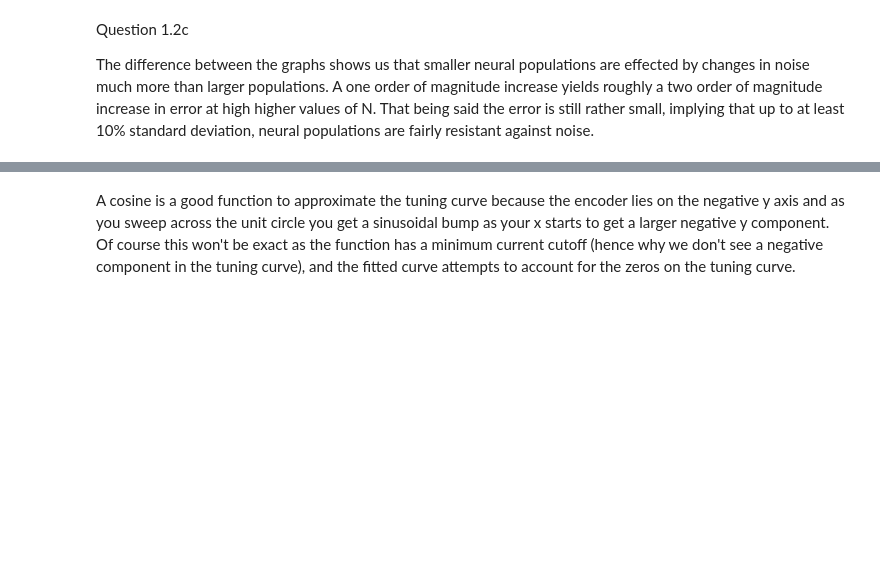
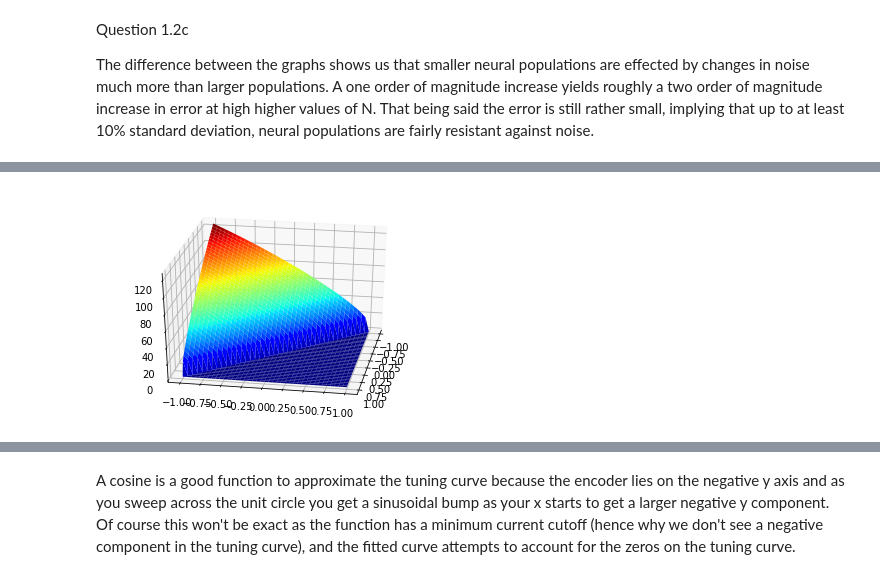
Before and after one commit to parsatorb/SYDE-556, a Jupyter notebook: Representation.ipynb, the cells around one changed output, grey strips where cells are left out. Saved outputs shown, nothing was run; the diff lists cells and outputs as text; code cells hidden in the pictures; blank space fills up the shorter version.

```diff
--- a/Representation.ipynb
+++ b/Representation.ipynb
@@ -394,22 +408,24 @@ print('With noise, simple decoder: RMSE %g' % RMSE4)
 # %%
 #Question 2.1a
 e_pref = (-1./np.sqrt(2), -1./np.sqrt(2))
 neuron = LIF(0, 0, e_pref);
-neuron.setParams(e_pref, 100, (0,0))
+neuron.setParamsMax(e_pref, 100, 0)
 
 X,Y = np.mgrid[-1:1.05:0.05, -1:1.05:0.05]
 xy = np.vstack((X.flatten(), Y.flatten())).T
 
 A = neuron.tuningSimple(xy)
 A2 = reshape(A,X.shape)
 
 import matplotlib.pyplot as plt
 from mpl_toolkits.mplot3d import Axes3D
 fig = plt.figure()
 ax = fig.add_subplot(1,1,1, projection='3d')
 p = ax.plot_surface(X, Y, A2, linewidth=1, cstride=1, rstride=1, cmap=pylab.cm.jet)
 ax.view_init(30, 10)
 plt.draw()
+# %% [output]
+[figure, added]
 # %%
 #Question 2.1b
 angles_ = np.arange(0, 2*np.pi, 0.05)
```
Also changed, not shown: parts of 13 cells of this notebook, 7 other files.
